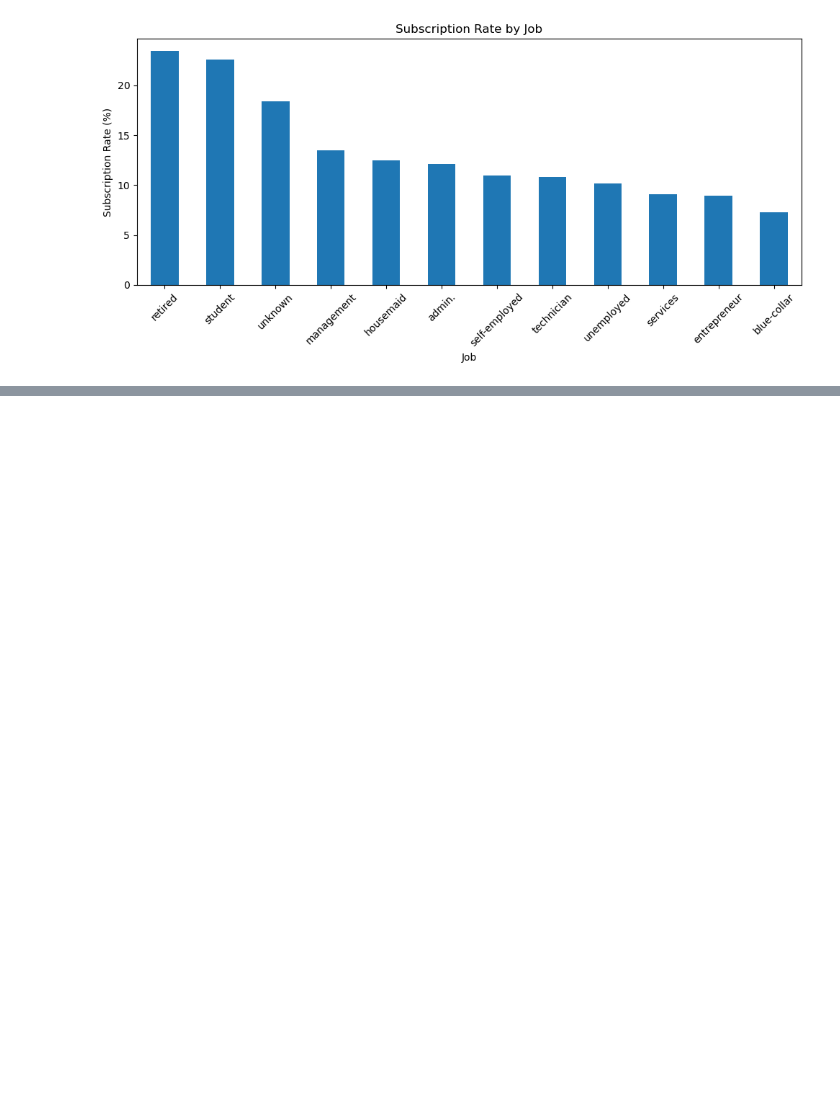
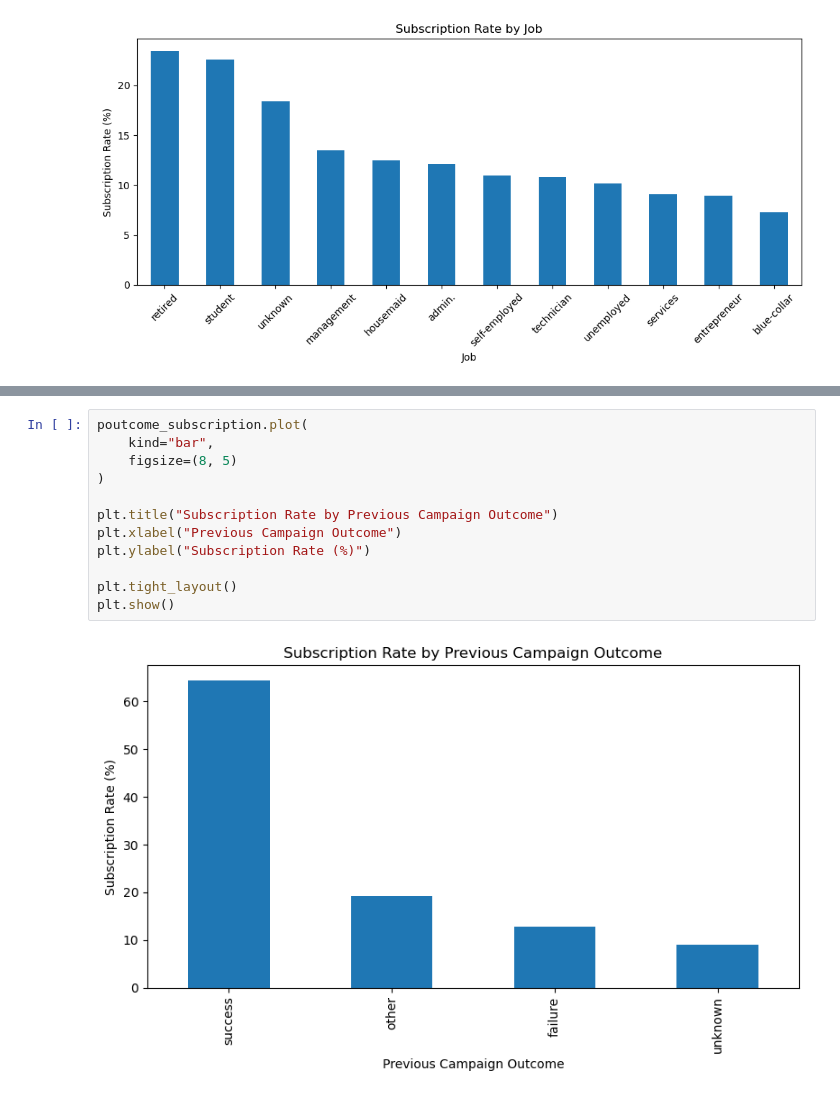
Before and after one commit to ali84mlk/tabular-ml-study, a Jupyter notebook: notebooks/01_initial_exploration.ipynb, the cells around one changed output, grey strips where cells are left out. Cells and saved outputs as stored; diff of their text form; blank space fills up the shorter version.

```diff
--- a/notebooks/01_initial_exploration.ipynb
+++ b/notebooks/01_initial_exploration.ipynb
@@ -192,0 +242,14 @@ plt.show()
+# %%
+poutcome_subscription.plot(
+    kind="bar",
+    figsize=(8, 5)
+)
+
+plt.title("Subscription Rate by Previous Campaign Outcome")
+plt.xlabel("Previous Campaign Outcome")
+plt.ylabel("Subscription Rate (%)")
+
+plt.tight_layout()
+plt.show()
+# %% [output]
+[figure, added]
```
Also changed, not shown: parts of 9 cells of this notebook.
